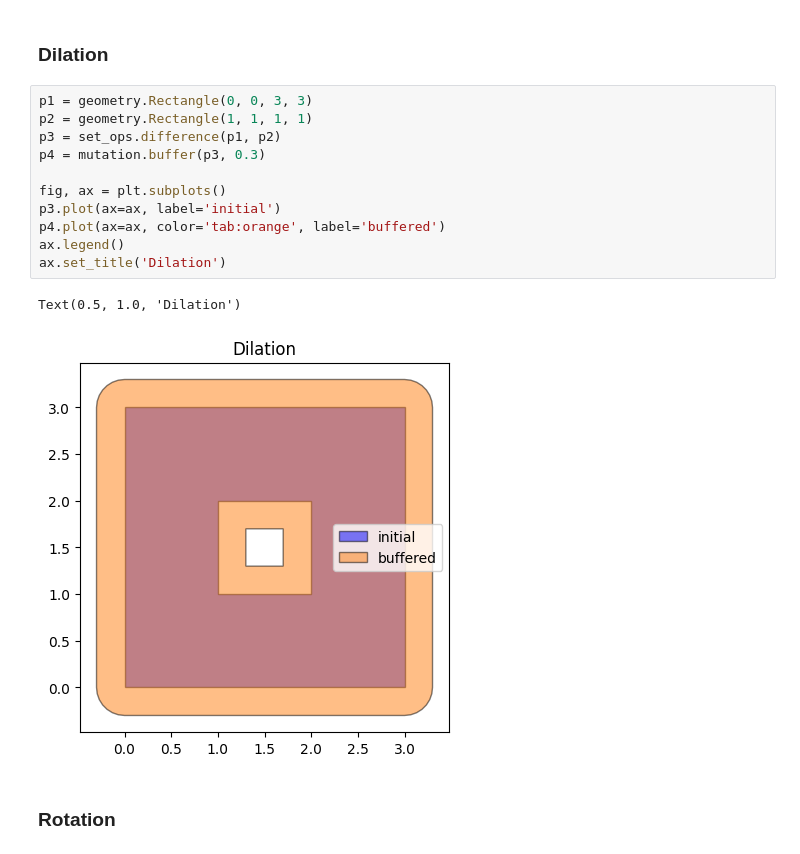
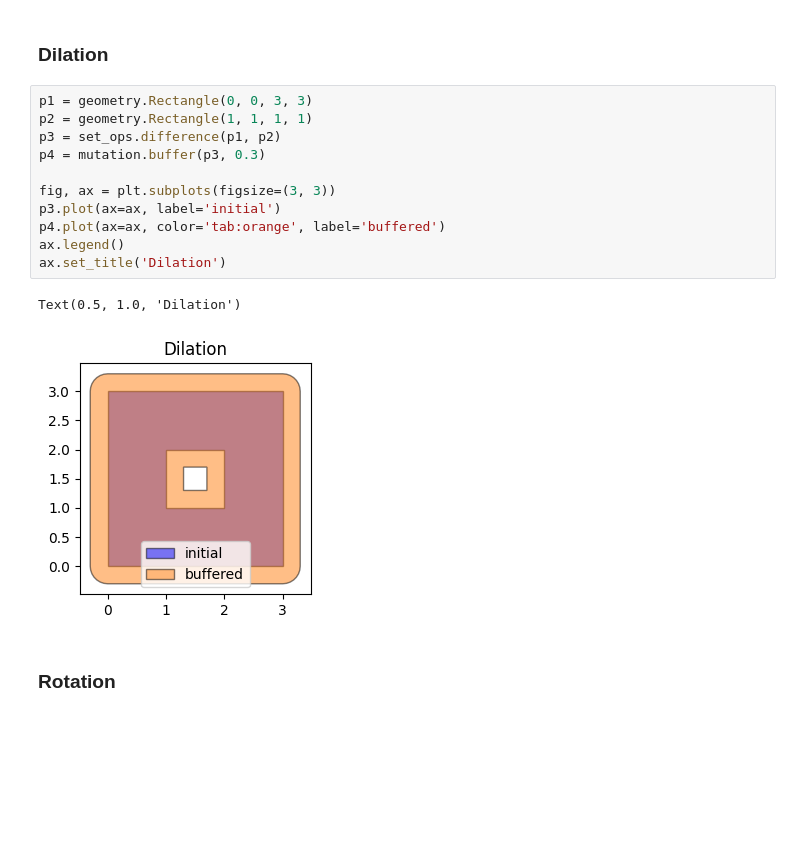
Before and after one commit to seekjim20/dshape, a Jupyter notebook: ipynb/playground.ipynb, the cells around one changed output. Drawn from its saved outputs; the diff is of its cells as text; blank space fills up the shorter version.

```diff
--- a/ipynb/playground.ipynb
+++ b/ipynb/playground.ipynb
@@ -94,17 +94,17 @@ NameError: name 'constructive' is not defined
 # %%
 p1 = geometry.Rectangle(0, 0, 3, 3)
 p2 = geometry.Rectangle(1, 1, 1, 1)
 p3 = set_ops.difference(p1, p2)
 p4 = mutation.buffer(p3, 0.3)
 
-fig, ax = plt.subplots()
+fig, ax = plt.subplots(figsize=(3, 3))
 p3.plot(ax=ax, label='initial')
 p4.plot(ax=ax, color='tab:orange', label='buffered')
 ax.legend()
 ax.set_title('Dilation')
 # %% [output]
 Text(0.5, 1.0, 'Dilation')
-[figure, old version]
+[figure, new version]
 # %% [markdown]
 ### Rotation
 # %%
```
Also changed, not shown: parts of 3 cells of this notebook, 16 other files.
